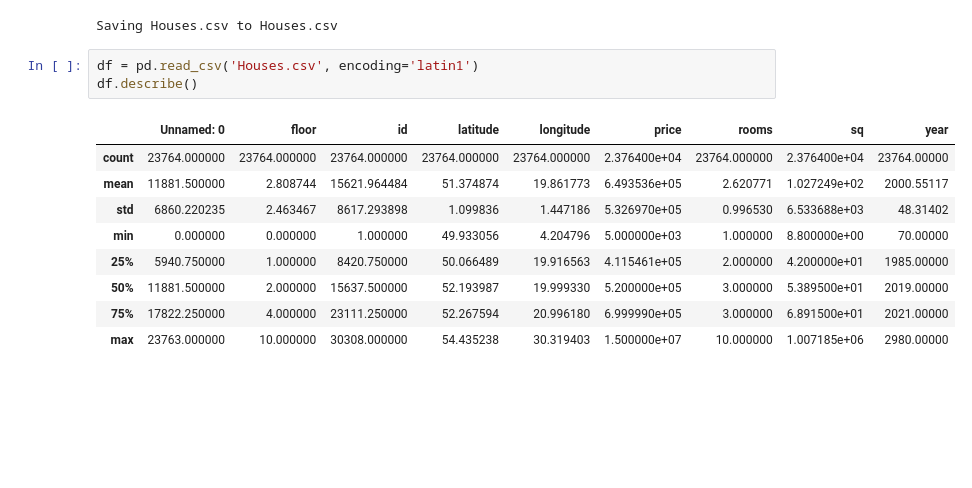
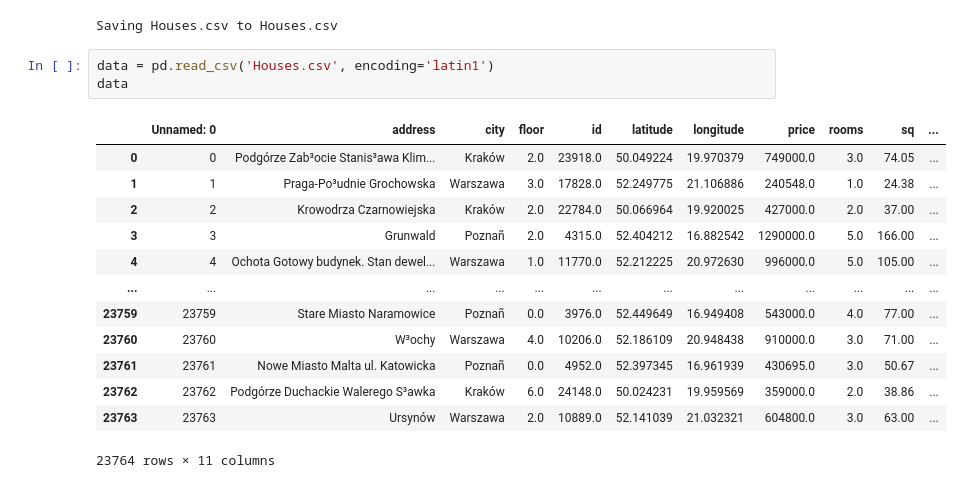
Before and after one commit to karoldziadkowiec/House-Price-Predictor-AI, a Jupyter notebook: House_Price_Predictor_AI.ipynb, the cells around one changed output. Cells and saved outputs as stored; diff of their text form; blank space fills up the shorter version.

Commit message:
some data displayed

```diff
--- a/House_Price_Predictor_AI.ipynb
+++ b/House_Price_Predictor_AI.ipynb
@@ -14,15 +12,19 @@ uploadedFile = files.upload()
 [interactive output not drawn]
 Saving Houses.csv to Houses.csv
 # %%
-df = pd.read_csv('Houses.csv', encoding='latin1')
-df.describe()
+data = pd.read_csv('Houses.csv', encoding='latin1')
+data
 # %% [output]
-|  | Unnamed: 0 | floor | id | latitude | longitude | price | rooms | sq | year |
-| count | 23764.000000 | 23764.000000 | 23764.000000 | 23764.000000 | 23764.000000 | 2.376400e+04 | 23764.000000 | 2.376400e+04 | 23764.00000 |
-| mean | 11881.500000 | 2.808744 | 15621.964484 | 51.374874 | 19.861773 | 6.493536e+05 | 2.620771 | 1.027249e+02 | 2000.55117 |
-| std | 6860.220235 | 2.463467 | 8617.293898 | 1.099836 | 1.447186 | 5.326970e+05 | 0.996530 | 6.533688e+03 | 48.31402 |
-| min | 0.000000 | 0.000000 | 1.000000 | 49.933056 | 4.204796 | 5.000000e+03 | 1.000000 | 8.800000e+00 | 70.00000 |
-| 25% | 5940.750000 | 1.000000 | 8420.750000 | 50.066489 | 19.916563 | 4.115461e+05 | 2.000000 | 4.200000e+01 | 1985.00000 |
-| 50% | 11881.500000 | 2.000000 | 15637.500000 | 52.193987 | 19.999330 | 5.200000e+05 | 3.000000 | 5.389500e+01 | 2019.00000 |
-| 75% | 17822.250000 | 4.000000 | 23111.250000 | 52.267594 | 20.996180 | 6.999990e+05 | 3.000000 | 6.891500e+01 | 2021.00000 |
-| max | 23763.000000 | 10.000000 | 30308.000000 | 54.435238 | 30.319403 | 1.500000e+07 | 10.000000 | 1.007185e+06 | 2980.00000 |
+|  | Unnamed: 0 | address | city | floor | id | latitude | longitude | price | rooms | sq | ... |
+| 0 | 0 | Podgórze Zab³ocie Stanis³awa Klim... | Kraków | 2.0 | 23918.0 | 50.049224 | 19.970379 | 749000.0 | 3.0 | 74.05 | ... |
+| 1 | 1 | Praga-Po³udnie Grochowska | Warszawa | 3.0 | 17828.0 | 52.249775 | 21.106886 | 240548.0 | 1.0 | 24.38 | ... |
+| 2 | 2 | Krowodrza Czarnowiejska | Kraków | 2.0 | 22784.0 | 50.066964 | 19.920025 | 427000.0 | 2.0 | 37.00 | ... |
+| 3 | 3 | Grunwald | Poznañ | 2.0 | 4315.0 | 52.404212 | 16.882542 | 1290000.0 | 5.0 | 166.00 | ... |
+| 4 | 4 | Ochota Gotowy budynek. Stan dewel... | Warszawa | 1.0 | 11770.0 | 52.212225 | 20.972630 | 996000.0 | 5.0 | 105.00 | ... |
+| ... | ... | ... | ... | ... | ... | ... | ... | ... | ... | ... | ... |
+| 23759 | 23759 | Stare Miasto Naramowice | Poznañ | 0.0 | 3976.0 | 52.449649 | 16.949408 | 543000.0 | 4.0 | 77.00 | ... |
+| 23760 | 23760 | W³ochy | Warszawa | 4.0 | 10206.0 | 52.186109 | 20.948438 | 910000.0 | 3.0 | 71.00 | ... |
+| 23761 | 23761 | Nowe Miasto Malta ul. Katowicka | Poznañ | 0.0 | 4952.0 | 52.397345 | 16.961939 | 430695.0 | 3.0 | 50.67 | ... |
+| 23762 | 23762 | Podgórze Duchackie Walerego S³awka | Kraków | 6.0 | 24148.0 | 50.024231 | 19.959569 | 359000.0 | 2.0 | 38.86 | ... |
+| 23763 | 23763 | Ursynów | Warszawa | 2.0 | 10889.0 | 52.141039 | 21.032321 | 604800.0 | 3.0 | 63.00 | ... |
+23764 rows × 11 columns
```
Also changed, not shown: parts of 4 cells of this notebook.
